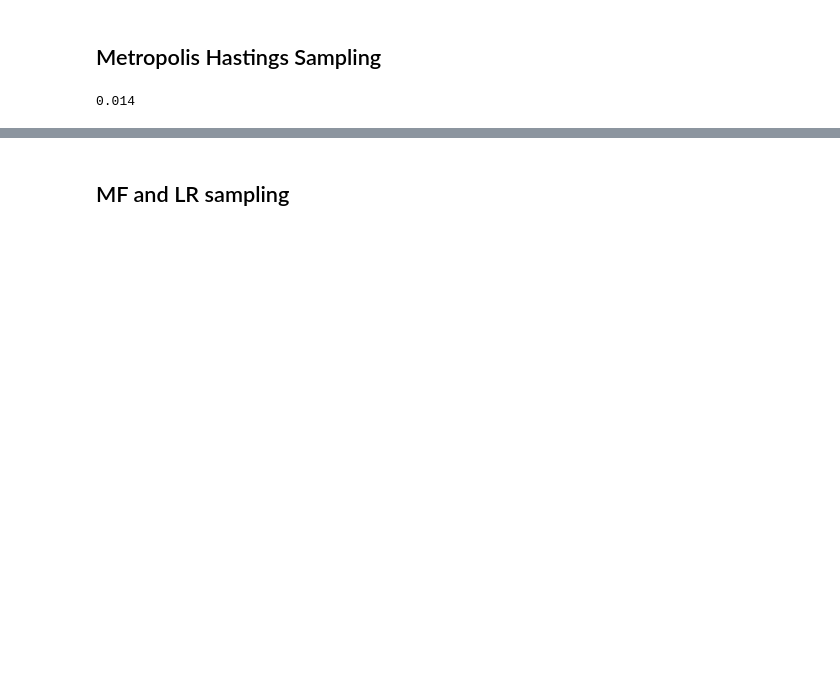
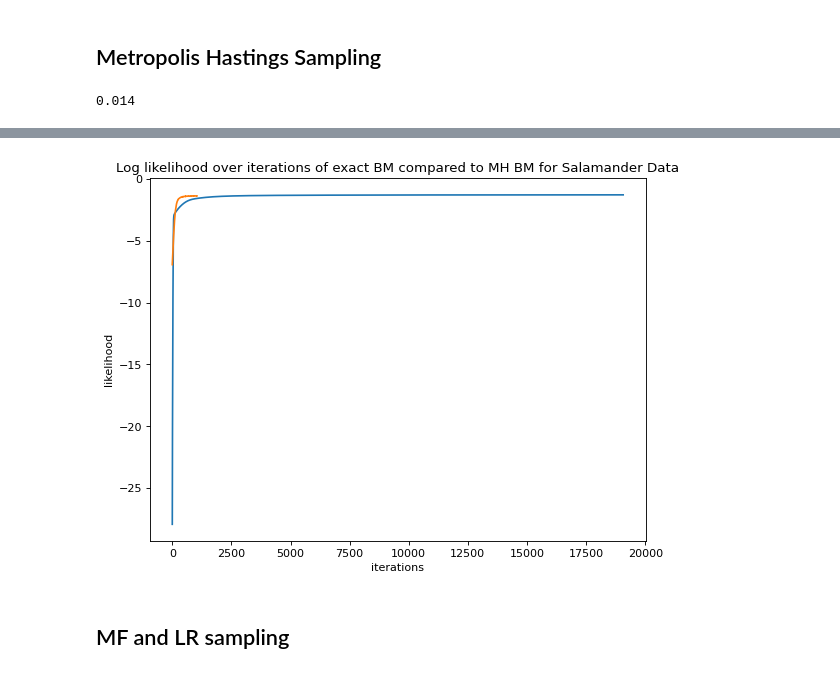
Before and after one commit to Dirrenvv99/Advanced-Machine-Learning, a Jupyter notebook: Week 8/BM.ipynb, the cells around one changed output, grey strips where cells are left out. Drawn from its saved outputs; the diff is of its cells as text; code cells hidden in the pictures; blank space fills up the shorter version.

```diff
--- a/Week 8/BM.ipynb
+++ b/Week 8/BM.ipynb
@@ -326,3 +388,14 @@ NameError: name 'BM' is not defined
+# %%
+
+plt.figure(figsize = (8,6), dpi = 80, facecolor=(1, 1, 1))
+plt.plot([x for x in range(len(likelihoods_exact_sal))], likelihoods_exact_sal)
+plt.plot([x for x in range(len(liks_mh_sal))], liks_mh_sal)
+plt.xlabel("iterations")
+plt.ylabel("likelihood")
+plt.title("Log likelihood over iterations of exact BM compared to MH BM for Salamander Data")
+plt.show()
+# %% [output]
+[figure, added]
 # %% [markdown]
 ## MF and LR sampling
 # %%
```
Also changed, not shown: parts of 20 cells of this notebook, 4 other files.
